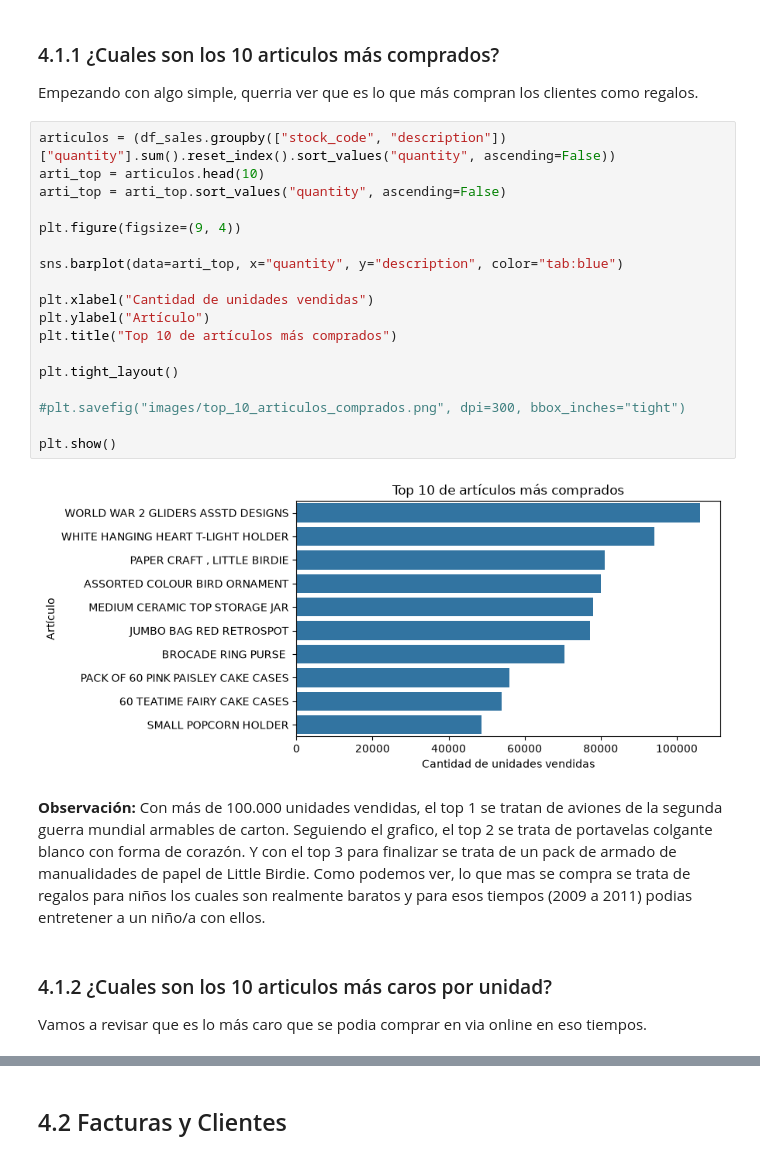
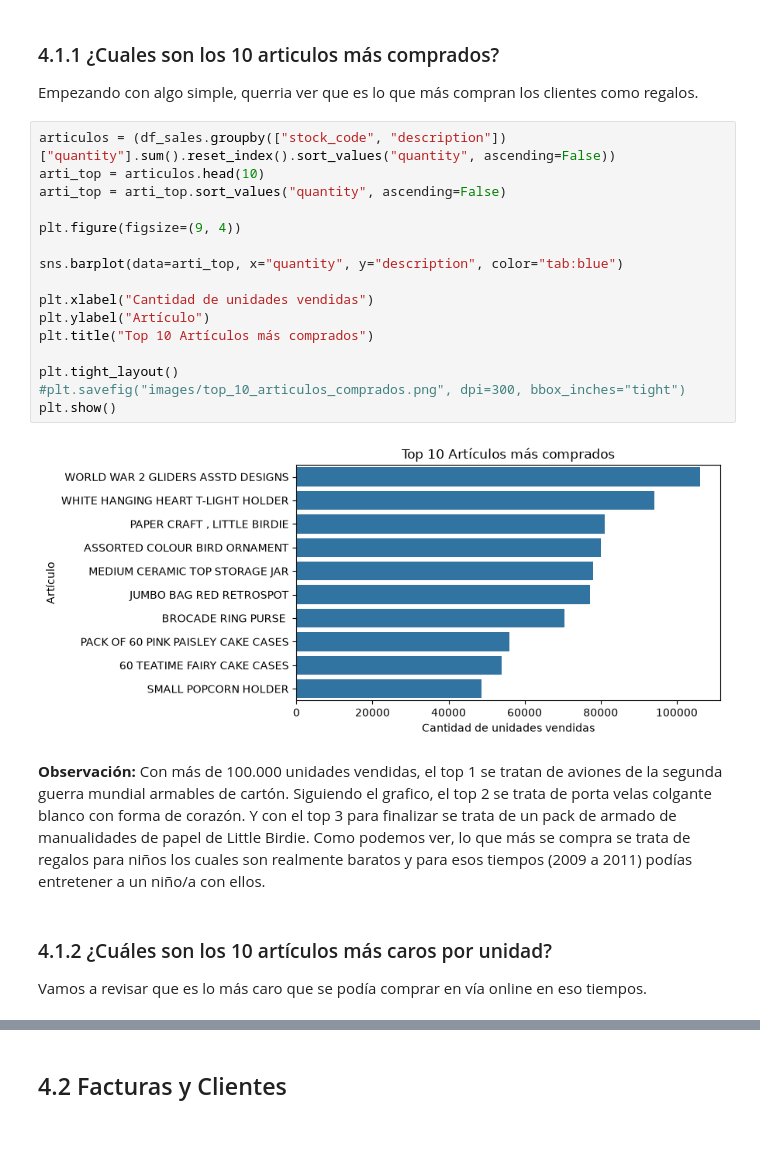
Before and after one commit to AgusPluda/online-retail-analysis, a Jupyter notebook: online_retail_analysis.ipynb, the cells around one changed output, grey strips where cells are left out. Cells and saved outputs as stored; diff of their text form.

```diff
--- a/online_retail_analysis.ipynb
+++ b/online_retail_analysis.ipynb
@@ -415,28 +434,26 @@ Empezando con algo simple, querria ver que es lo que más compran los clientes c
 # %%
 articulos = (df_sales.groupby(["stock_code", "description"])["quantity"].sum().reset_index().sort_values("quantity", ascending=False))
 arti_top = articulos.head(10)
 arti_top = arti_top.sort_values("quantity", ascending=False)
 
 plt.figure(figsize=(9, 4))
 
 sns.barplot(data=arti_top, x="quantity", y="description", color="tab:blue")
 
 plt.xlabel("Cantidad de unidades vendidas")
 plt.ylabel("Artículo")
-plt.title("Top 10 de artículos más comprados")
+plt.title("Top 10 Artículos más comprados")
 
 plt.tight_layout()
-
 #plt.savefig("images/top_10_articulos_comprados.png", dpi=300, bbox_inches="tight")
-
 plt.show()
 # %% [output]
-[figure, old version]
+[figure, new version]
 # %% [markdown]
-**Observación:** Con más de 100.000 unidades vendidas, el top 1 se tratan de aviones de la segunda guerra mundial armables de carton. Seguiendo el grafico, el top 2 se trata de portavelas colgante blanco con forma de corazón. Y con el top 3 para finalizar se trata de un pack de armado de manualidades de papel de Little Birdie. Como podemos ver, lo que mas se compra se trata de regalos para niños los cuales son realmente baratos y para esos tiempos (2009 a 2011) podias entretener a un niño/a con ellos.
+**Observación:** Con más de 100.000 unidades vendidas, el top 1 se tratan de aviones de la segunda guerra mundial armables de cartón. Siguiendo el grafico, el top 2 se trata de porta velas colgante blanco con forma de corazón. Y con el top 3 para finalizar se trata de un pack de armado de manualidades de papel de Little Birdie. Como podemos ver, lo que más se compra se trata de regalos para niños los cuales son realmente baratos y para esos tiempos (2009 a 2011) podías entretener a un niño/a con ellos.
 # %% [markdown]
-### 4.1.2 ¿Cuales son los 10 articulos más caros por unidad?
-Vamos a revisar que es lo más caro que se podia comprar en via online en eso tiempos.
+### 4.1.2 ¿Cuáles son los 10 artículos más caros por unidad?
+Vamos a revisar que es lo más caro que se podía comprar en vía online en eso tiempos.
 # %%
 top_10_caros = (df_sales.groupby(["stock_code", "description"], as_index=False)["unit_price"]
                     .max().sort_values("unit_price", ascending=False).head(10))
```
Also changed, not shown: parts of 53 cells of this notebook.
